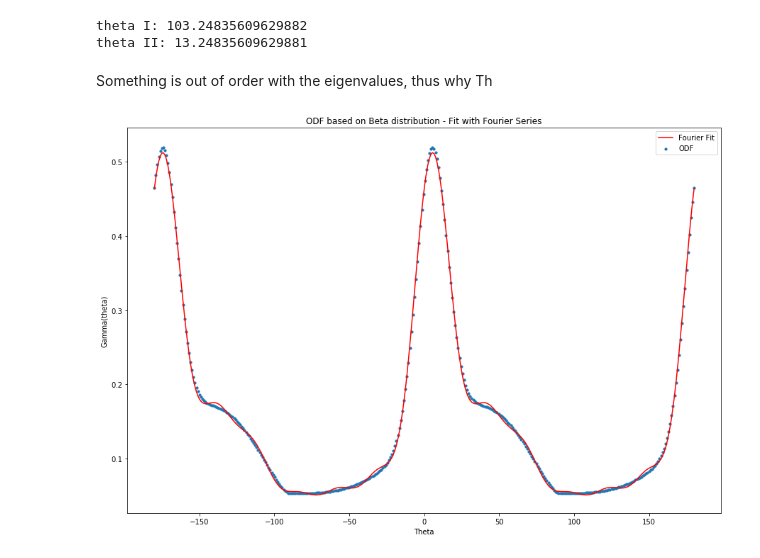
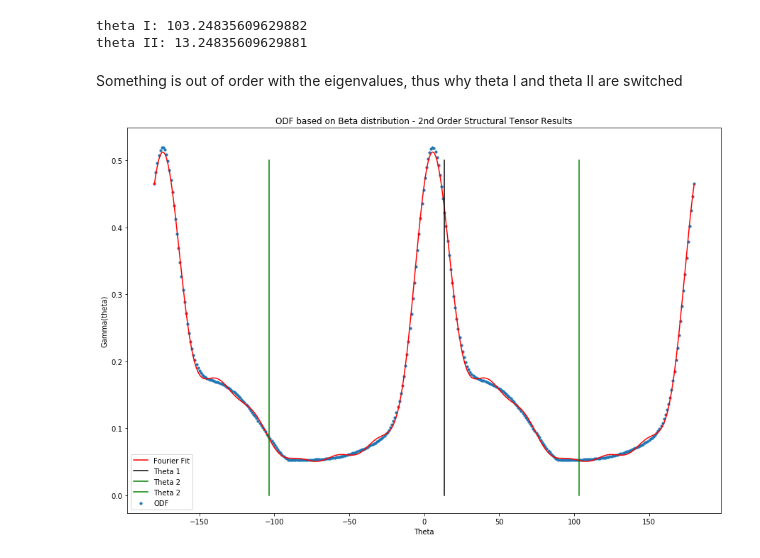
Before and after one commit to stpotter16/psfdi, a Jupyter notebook: notebooks/exploratory/stp_explore_structural_tensor.ipynb, the cells around one changed output. Cells and saved outputs as stored; diff of their text form; code cells hidden in the pictures.

Commit message:
adding eigenvalue analysis

```diff
--- a/notebooks/exploratory/stp_explore_structural_tensor.ipynb
+++ b/notebooks/exploratory/stp_explore_structural_tensor.ipynb
@@ -191,16 +191,25 @@ print('theta II: {}'.format(np.rad2deg(theta2)))
 theta I: 103.24835609629882
 theta II: 13.24835609629881
 # %% [markdown]
-Something is out of order with the eigenvalues, thus why Th
+Something is out of order with the eigenvalues, thus why theta I and theta II are switched
 # %%
+i1plot_theta = np.rad2deg(theta2) * np.ones(100)
+i1plot = np.linspace(0, 0.5, 100)
 
+i2plot_theta_plus = np.rad2deg(theta1) * np.ones(100)
+i2plot_theta_minus = np.rad2deg(-theta1) * np.ones(100)
+
+i2plot = np.linspace(0, 0.5, 100)
 
 fig = plt.figure(figsize=(15, 10))
 plt.scatter(np.rad2deg(theta), gamma, marker='o', s=10, label='ODF');
 plt.plot(np.rad2deg(theta), gamma_fourier_fit, color='r', label='Fourier Fit')
+plt.plot(i1plot_theta, i1plot, color='k', label='Theta 1')
+plt.plot(i2plot_theta_plus, i2plot, color='g', label='Theta 2')
+plt.plot(i2plot_theta_minus, i2plot, color='g', label='Theta 2')
 plt.xlabel('Theta')
 plt.ylabel('Gamma(theta)')
-plt.title('ODF based on Beta distribution - Fit with Fourier Series');
+plt.title('ODF based on Beta distribution - 2nd Order Structural Tensor Results');
 plt.legend();
 # %% [output]
-[figure, old version]
+[figure, new version]
```
